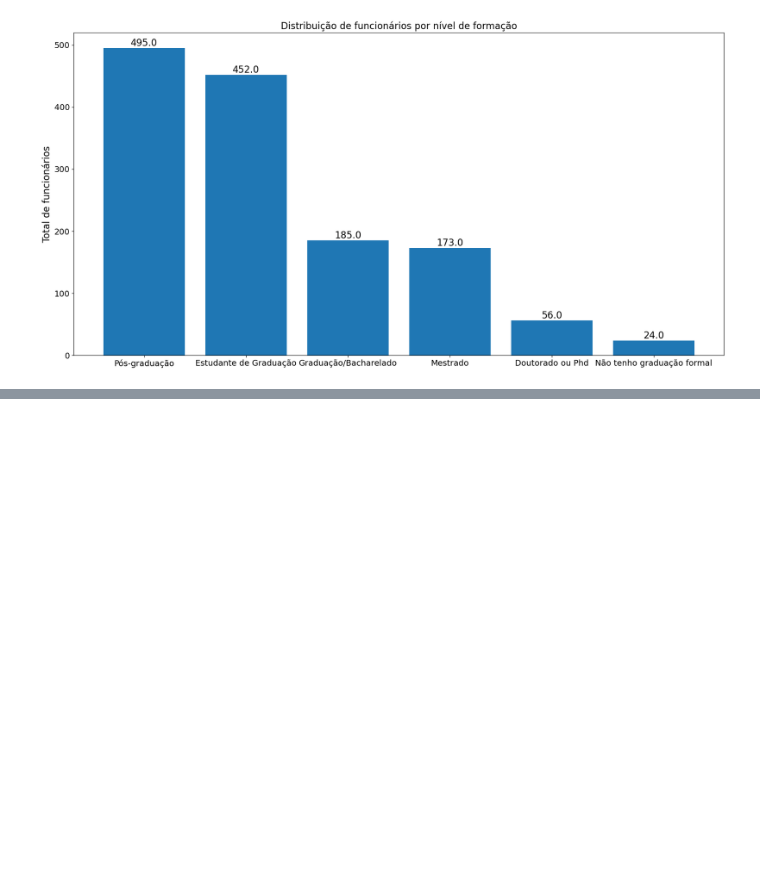
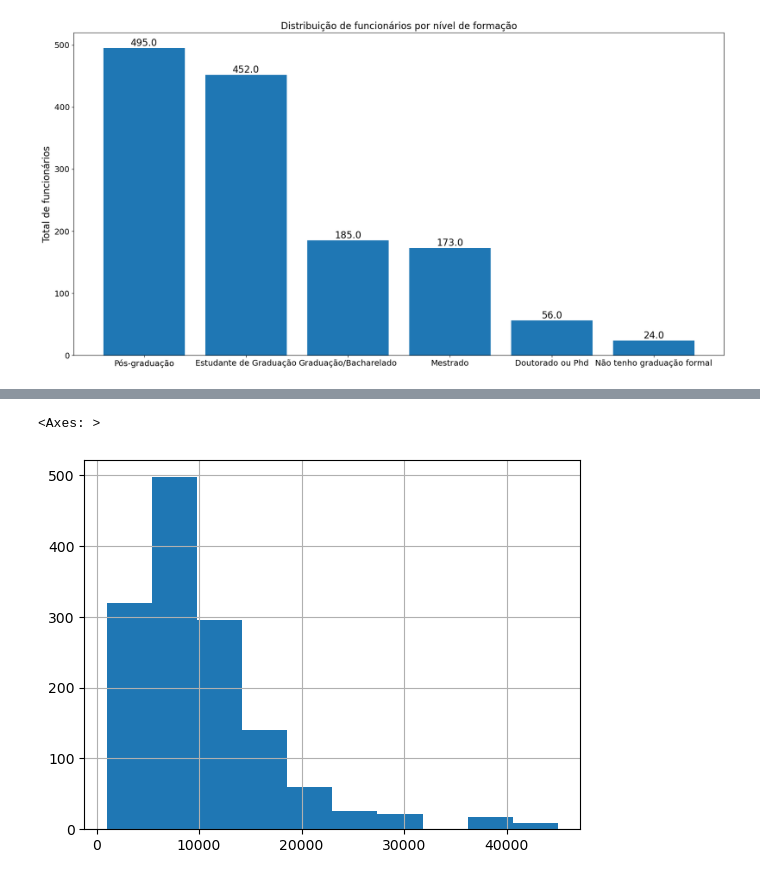
Before and after one commit to DiegoHartwig/dados-pandas-seaborn-matplotlib, a Jupyter notebook: dados-pandas-seaborn-matplotlib.ipynb, the cells around one changed output, grey strips where cells are left out. Cells and saved outputs as stored; diff of their text form; code cells hidden in the pictures; blank space fills up the shorter version.

```diff
--- a/dados-pandas-seaborn-matplotlib.ipynb
+++ b/dados-pandas-seaborn-matplotlib.ipynb
@@ -261,0 +411,5 @@ plt.bar_label(grafico_2, fmt="%.01f", size=16, label_type="edge");
+# %%
+dados['Faixa Salarial – numero'].hist()
+# %% [output]
+<Axes: >
+[figure, added]
```
Also changed, not shown: parts of 19 cells of this notebook.
